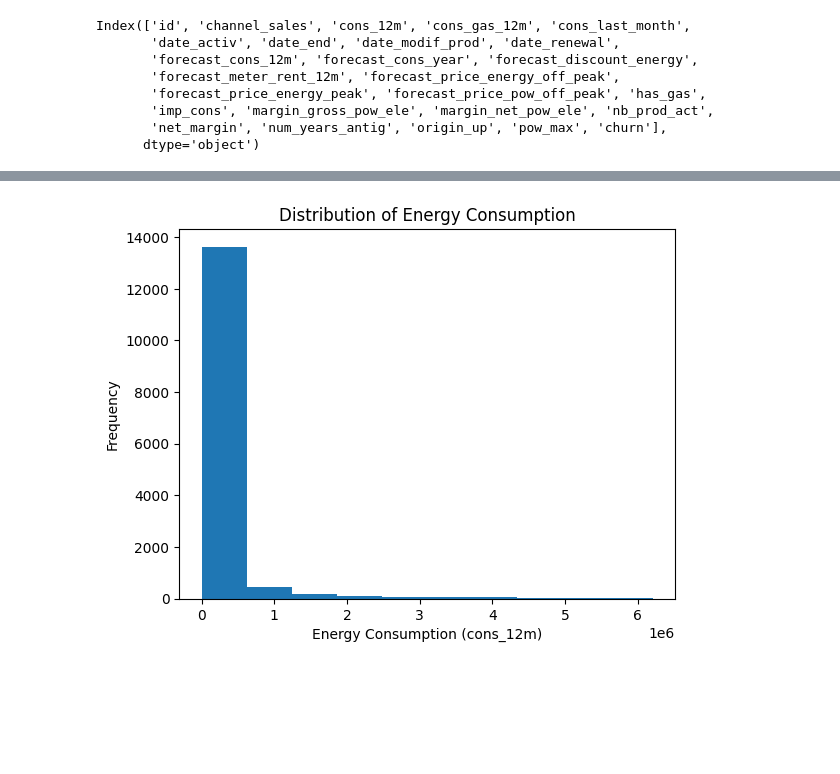
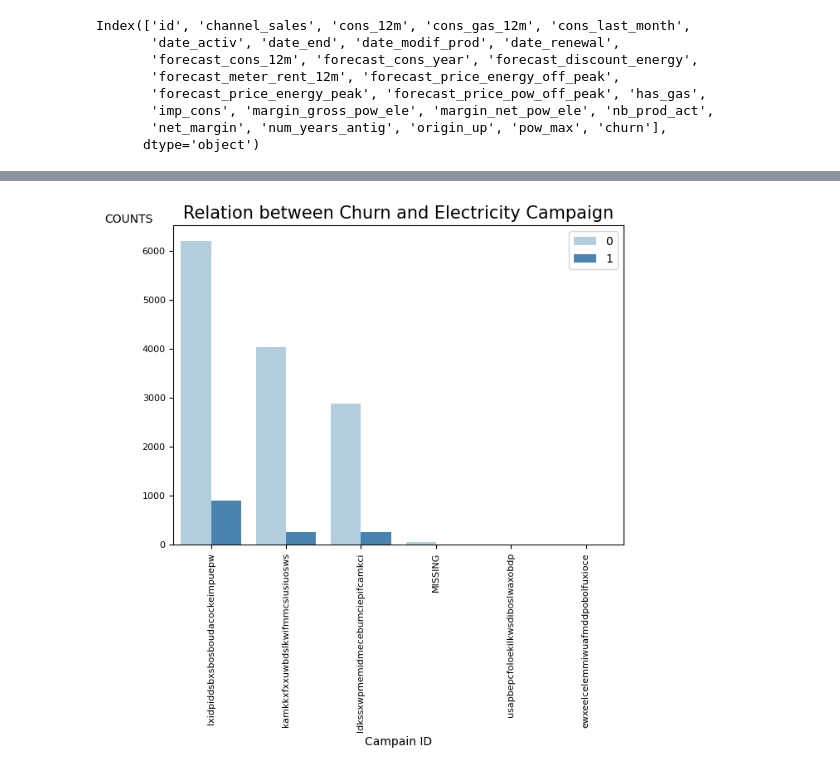
Before and after one commit to pi-mishra/BCG-Data-science-and-analytics-internship, a Jupyter notebook: BCG.ipynb, the cells around one changed output, grey strips where cells are left out. Cells and saved outputs as stored; diff of their text form; code cells hidden in the pictures; blank space fills up the shorter version.

```diff
--- a/BCG.ipynb
+++ b/BCG.ipynb
@@ -414,8 +379,19 @@ client_d[['cons_12m','churn']]
-# %%
-plt.hist(client_d['cons_12m'], bins=10)  # Adjust the number of bins as needed
-plt.xlabel('Energy Consumption (cons_12m)')
-plt.ylabel('Frequency')
-plt.title('Distribution of Energy Consumption')
-plt.show()
-# %% [output]
-[figure, removed]
+# %%
+fig, axz = plt.subplots(figsize=(7,5))
+
+axz = sns.countplot(x='origin_up', hue='churn', data=client_d, palette='Blues')
+
+axz.set_title('Relation between Churn and Electricity Campaign', fontsize=15)
+axz.set_ylabel('COUNTS', rotation=0, labelpad=50,size=10)
+axz.set_xlabel('Campain ID', size=10)
+axz.yaxis.set_label_coords(-0.1, 1.0)  # (x, y)
+axz.legend(loc=0,fontsize=10);
+
+axz.tick_params(labelsize=8)
+
+# Rotate the x-axis labels by 90 degrees
+axz.set_xticklabels(axz.get_xticklabels(), rotation=90)
+
+plt.show()
+# %% [output]
+[figure, added]
```
Also changed, not shown: parts of 7 cells of this notebook.
